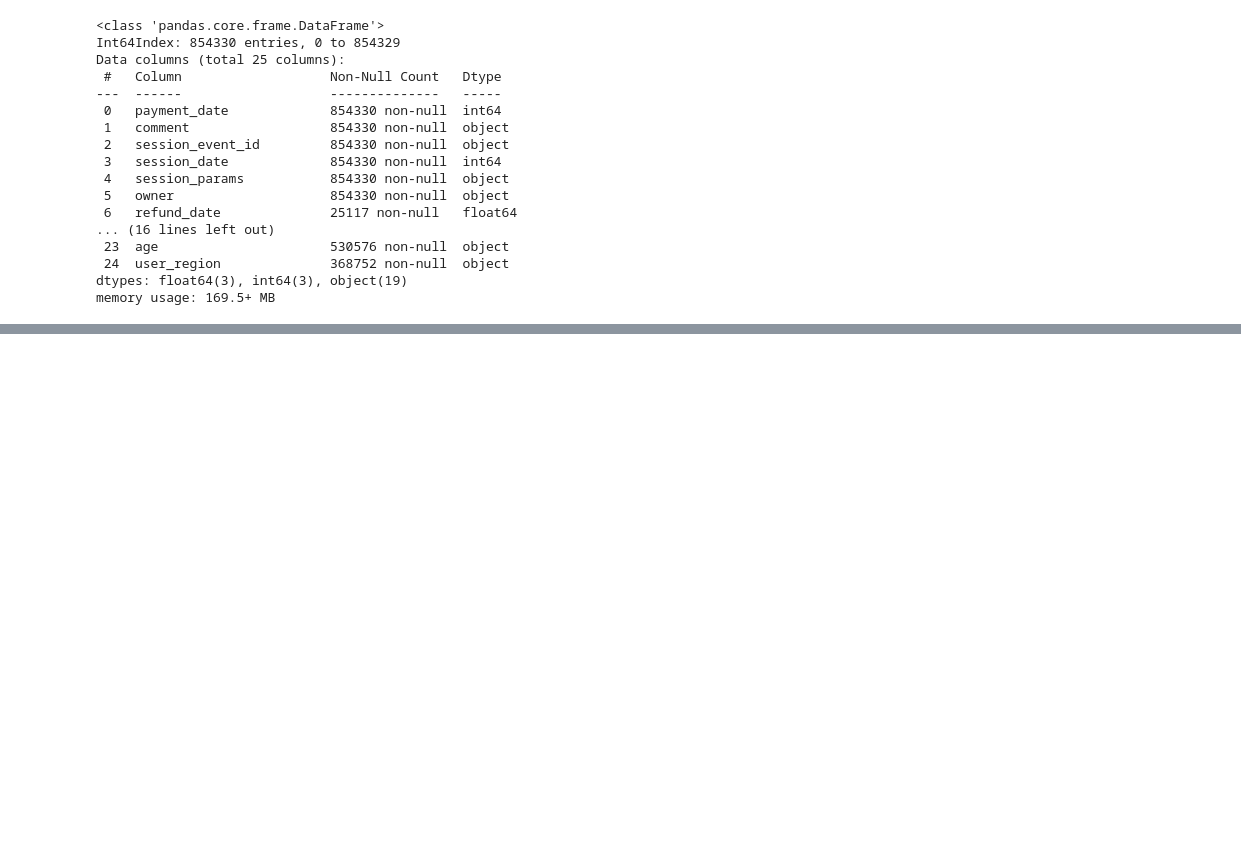
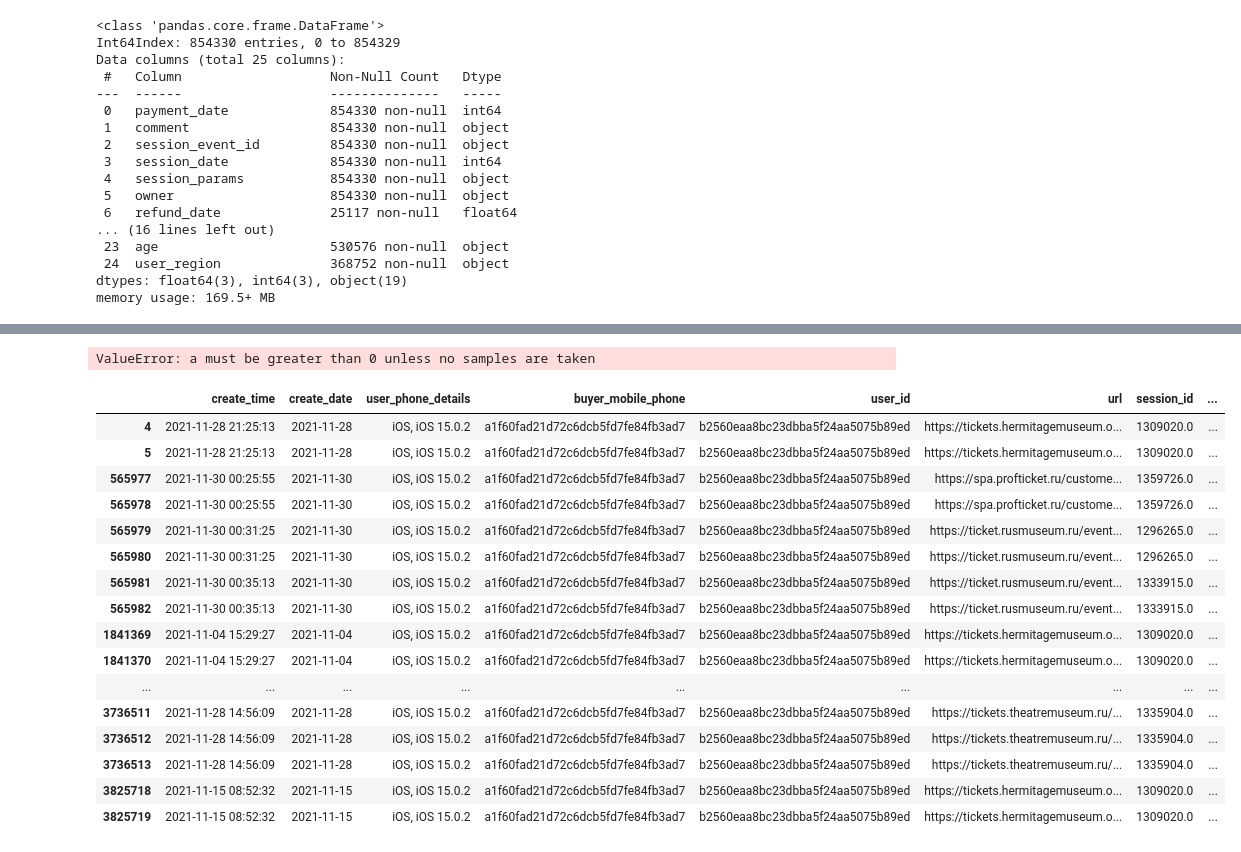
Before and after one commit to crazy-historian/pushkin_card_recommender_system, a Jupyter notebook: Clicks_And_Tickets.ipynb, the cells around one changed output, grey strips where cells are left out. Saved outputs shown, nothing was run; the diff lists cells and outputs as text; code cells hidden in the pictures; blank space fills up the shorter version.

```diff
--- a/Clicks_And_Tickets.ipynb
+++ b/Clicks_And_Tickets.ipynb
@@ -163,5 +106,0 @@ cliks_add_users[1]
-# %%
-%%time
-for i in tqdm(cliks_add_users):
-    if i in ticket_users:
-        pd.concat([cliks_and_tickets, cliks_add[cliks_add['user_id'] == i]])
@@ -173,0 +163,6 @@ Empty DataFrame
+# %%
+%%time
+users_t_and_c = []
+for i in tqdm(cliks_add_users):
+    if i in ticket_users:
+        users_t_and_c.append(i)
@@ -173,0 +175,4 @@ Empty DataFrame
+# %%
+%%time
+for i in tqdm(users_t_and_c):
+    cliks_and_tickets = pd.concat([cliks_and_tickets, cliks_add[cliks_add['user_id'] == i]])
@@ -173,0 +199,26 @@ Empty DataFrame
+# %%
+cliks_and_tickets.sample(3)
+# %% [output]
+ValueError: a must be greater than 0 unless no samples are taken
+# %%
+df = pd.concat([cliks_and_tickets, cliks_add[cliks_add['user_id'] == 'b2560eaa8bc23dbba5f24aa5075b89ed']])
+# %%
+df
+# %% [output]
+|  | create_time | create_date | user_phone_details | buyer_mobile_phone | user_id | url | session_id | ... |
+| 4 | 2021-11-28 21:25:13 | 2021-11-28 | iOS, iOS 15.0.2 | a1f60fad21d72c6dcb5fd7fe84fb3ad7 | b2560eaa8bc23dbba5f24aa5075b89ed | https://tickets.hermitagemuseum.o... | 1309020.0 | ... |
+| 5 | 2021-11-28 21:25:13 | 2021-11-28 | iOS, iOS 15.0.2 | a1f60fad21d72c6dcb5fd7fe84fb3ad7 | b2560eaa8bc23dbba5f24aa5075b89ed | https://tickets.hermitagemuseum.o... | 1309020.0 | ... |
+| 565977 | 2021-11-30 00:25:55 | 2021-11-30 | iOS, iOS 15.0.2 | a1f60fad21d72c6dcb5fd7fe84fb3ad7 | b2560eaa8bc23dbba5f24aa5075b89ed | https://spa.profticket.ru/custome... | 1359726.0 | ... |
+| 565978 | 2021-11-30 00:25:55 | 2021-11-30 | iOS, iOS 15.0.2 | a1f60fad21d72c6dcb5fd7fe84fb3ad7 | b2560eaa8bc23dbba5f24aa5075b89ed | https://spa.profticket.ru/custome... | 1359726.0 | ... |
+| 565979 | 2021-11-30 00:31:25 | 2021-11-30 | iOS, iOS 15.0.2 | a1f60fad21d72c6dcb5fd7fe84fb3ad7 | b2560eaa8bc23dbba5f24aa5075b89ed | https://ticket.rusmuseum.ru/event... | 1296265.0 | ... |
+| 565980 | 2021-11-30 00:31:25 | 2021-11-30 | iOS, iOS 15.0.2 | a1f60fad21d72c6dcb5fd7fe84fb3ad7 | b2560eaa8bc23dbba5f24aa5075b89ed | https://ticket.rusmuseum.ru/event... | 1296265.0 | ... |
+| 565981 | 2021-11-30 00:35:13 | 2021-11-30 | iOS, iOS 15.0.2 | a1f60fad21d72c6dcb5fd7fe84fb3ad7 | b2560eaa8bc23dbba5f24aa5075b89ed | https://ticket.rusmuseum.ru/event... | 1333915.0 | ... |
+| 565982 | 2021-11-30 00:35:13 | 2021-11-30 | iOS, iOS 15.0.2 | a1f60fad21d72c6dcb5fd7fe84fb3ad7 | b2560eaa8bc23dbba5f24aa5075b89ed | https://ticket.rusmuseum.ru/event... | 1333915.0 | ... |
+| 1841369 | 2021-11-04 15:29:27 | 2021-11-04 | iOS, iOS 15.0.2 | a1f60fad21d72c6dcb5fd7fe84fb3ad7 | b2560eaa8bc23dbba5f24aa5075b89ed | https://tickets.hermitagemuseum.o... | 1309020.0 | ... |
+| 1841370 | 2021-11-04 15:29:27 | 2021-11-04 | iOS, iOS 15.0.2 | a1f60fad21d72c6dcb5fd7fe84fb3ad7 | b2560eaa8bc23dbba5f24aa5075b89ed | https://tickets.hermitagemuseum.o... | 1309020.0 | ... |
+| ... | ... | ... | ... | ... | ... | ... | ... | ... |
+| 3736511 | 2021-11-28 14:56:09 | 2021-11-28 | iOS, iOS 15.0.2 | a1f60fad21d72c6dcb5fd7fe84fb3ad7 | b2560eaa8bc23dbba5f24aa5075b89ed | https://tickets.theatremuseum.ru/... | 1335904.0 | ... |
+| 3736512 | 2021-11-28 14:56:09 | 2021-11-28 | iOS, iOS 15.0.2 | a1f60fad21d72c6dcb5fd7fe84fb3ad7 | b2560eaa8bc23dbba5f24aa5075b89ed | https://tickets.theatremuseum.ru/... | 1335904.0 | ... |
+| 3736513 | 2021-11-28 14:56:09 | 2021-11-28 | iOS, iOS 15.0.2 | a1f60fad21d72c6dcb5fd7fe84fb3ad7 | b2560eaa8bc23dbba5f24aa5075b89ed | https://tickets.theatremuseum.ru/... | 1335904.0 | ... |
+| 3825718 | 2021-11-15 08:52:32 | 2021-11-15 | iOS, iOS 15.0.2 | a1f60fad21d72c6dcb5fd7fe84fb3ad7 | b2560eaa8bc23dbba5f24aa5075b89ed | https://tickets.hermitagemuseum.o... | 1309020.0 | ... |
+| 3825719 | 2021-11-15 08:52:32 | 2021-11-15 | iOS, iOS 15.0.2 | a1f60fad21d72c6dcb5fd7fe84fb3ad7 | b2560eaa8bc23dbba5f24aa5075b89ed | https://tickets.hermitagemuseum.o... | 1309020.0 | ... |
```
Also changed, not shown: parts of 24 cells of this notebook.
